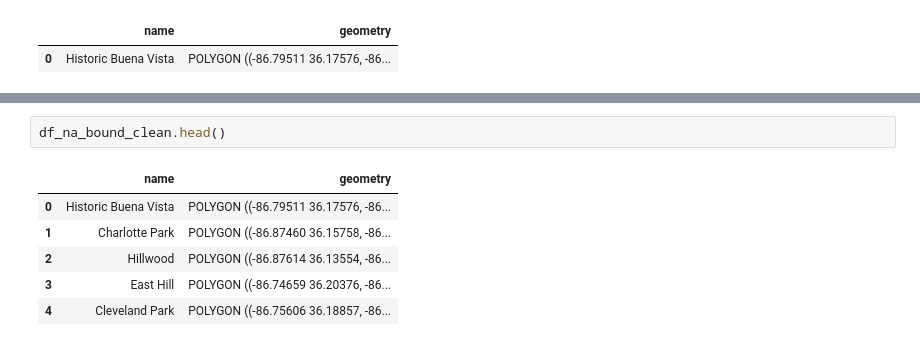
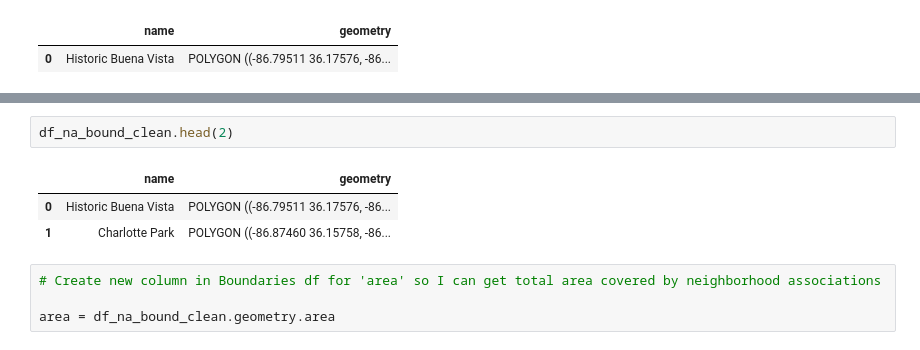
Before and after one commit to lorirocks/nashville-neighborhoods-capstone, a Jupyter notebook: notebooks/2_eda.ipynb, the cells around one changed output, grey strips where cells are left out. Saved outputs shown, nothing was run; the diff lists cells and outputs as text.

```diff
--- a/notebooks/2_eda.ipynb
+++ b/notebooks/2_eda.ipynb
@@ -85,11 +85,12 @@ map_na_boundaries
 # %% [output]
 [interactive output not drawn]
 # %%
-df_na_bound_clean.head()
+df_na_bound_clean.head(2)
 # %% [output]
 |  | name | geometry |
 | 0 | Historic Buena Vista | POLYGON ((-86.79511 36.17576, -86... |
 | 1 | Charlotte Park | POLYGON ((-86.87460 36.15758, -86... |
-| 2 | Hillwood | POLYGON ((-86.87614 36.13554, -86... |
-| 3 | East Hill | POLYGON ((-86.74659 36.20376, -86... |
-| 4 | Cleveland Park | POLYGON ((-86.75606 36.18857, -86... |
+# %%
+# Create new column in Boundaries df for 'area' so I can get total area covered by neighborhood associations
+
+area = df_na_bound_clean.geometry.area
```
Also changed, not shown: parts of 1 cell of this notebook, 1 other file.
